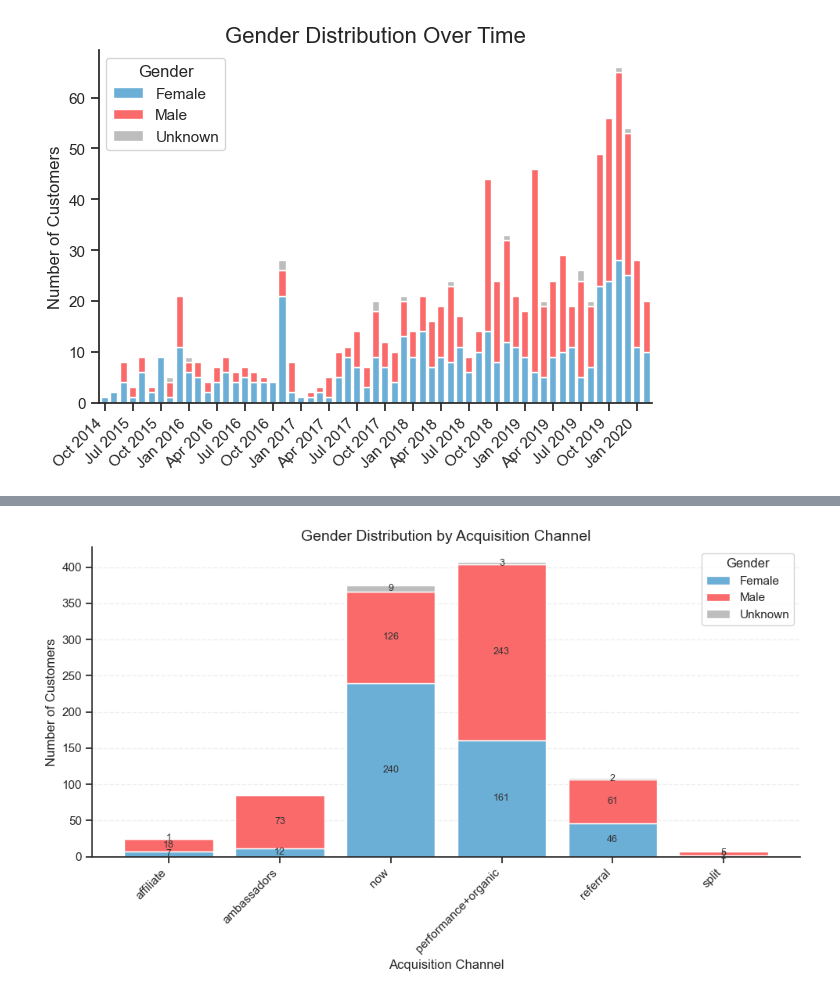
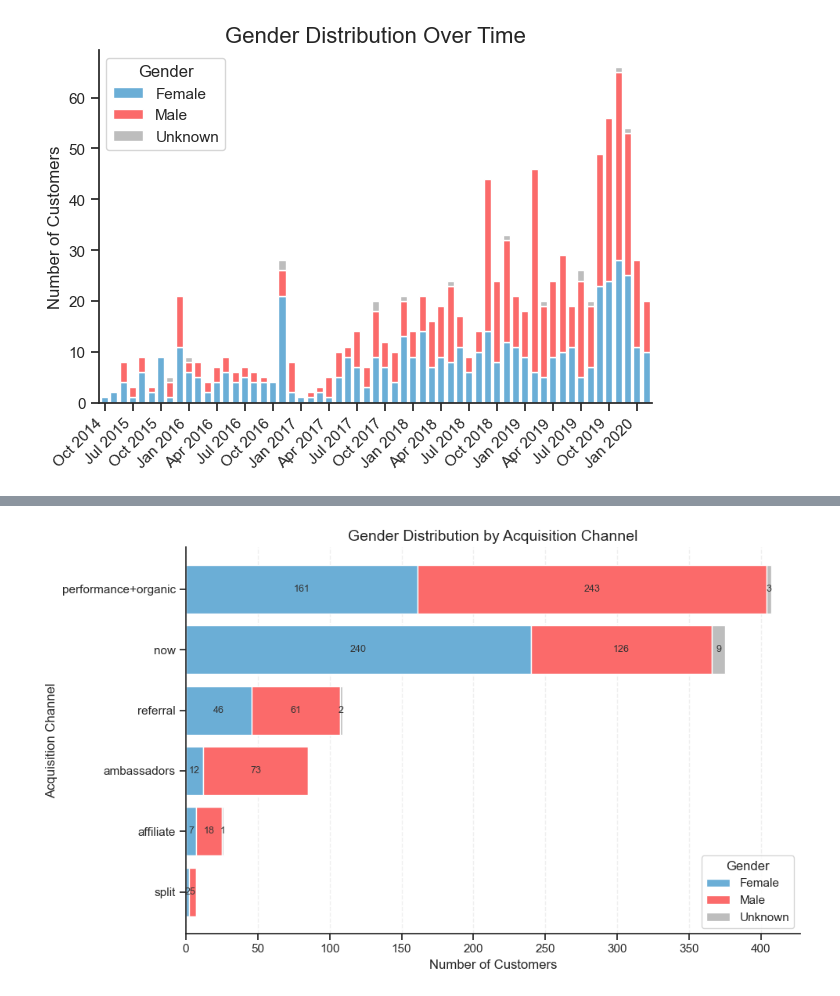
Before and after one commit to akorablov/Project_Twisto, a Jupyter notebook: FinTech_project/2_Demographic_analysis.ipynb, the cells around one changed output, grey strips where cells are left out. Cells and saved outputs as stored; diff of their text form; code cells hidden in the pictures.

```diff
--- a/FinTech_project/2_Demographic_analysis.ipynb
+++ b/FinTech_project/2_Demographic_analysis.ipynb
@@ -9,7 +9,7 @@ import seaborn as sns
 import numpy as np
 
 # Loading of Excel file
-excel_file = pd.read_excel('Twisto_data.xlsx', sheet_name=None)
+excel_file = pd.read_excel('data_source/Twisto_data.xlsx', sheet_name=None)
 # %%
 # Extracting of individual DataFrames
 df_base = excel_file['profile_base']
@@ -445,48 +444,51 @@ sns.set_theme(style="ticks")  # minimal theme
 # Prepare data: counts of users by source and gender
 gender_split = df_cmr.groupby(['source', 'gender'])['user'].count().unstack(fill_value=0)
 
-fig, ax = plt.subplots(figsize=(10,6))
+# Sort ascending by total count
+gender_split = gender_split.loc[gender_split.sum(axis=1).sort_values().index]
+
+fig, ax = plt.subplots(figsize=(10, 6))
 
 # Define custom colors: blue, red, gray
 colors = ['#6baed6', '#fb6a6a', '#bdbdbd']
 
 # Positions for bars
-x = np.arange(len(gender_split.index))
+y = np.arange(len(gender_split.index))
 
 # Bottom tracker for stacking
-bottom = np.zeros(len(gender_split.index))
+left = np.zeros(len(gender_split.index))
 
-# Plot stacked bars
+# Plot stacked horizontal bars
 for i, gender in enumerate(gender_split.columns):
-    ax.bar(x, gender_split[gender], bottom=bottom, color=colors[i], edgecolor='white', label=gender)
+    ax.barh(y, gender_split[gender], left=left, color=colors[i], edgecolor='white', label=gender)
 
     # Add counts inside each segment
     for j, val in enumerate(gender_split[gender]):
         if val > 0:
-            ax.text(x[j], bottom[j] + val/2, str(val), ha='center', va='center', fontsize=9, color='#333333')
+            ax.text(left[j] + val/2, y[j], str(val), ha='center', va='center', fontsize=9, color='#333333')
 
-    # Update bottom for next stack
-    bottom += gender_split[gender].values
+    # Update left for next stack
+    left += gender_split[gender].values
 
 # Titles & labels
 ax.set_title("Gender Distribution by Acquisition Channel", fontsize=14)
-ax.set_xlabel("Acquisition Channel", fontsize=12)
-ax.set_ylabel("Number of Customers", fontsize=12)
+ax.set_xlabel("Number of Customers", fontsize=12)
+ax.set_ylabel("Acquisition Channel", fontsize=12)
 
-# X-axis labels
-ax.set_xticks(x)
-ax.set_xticklabels(gender_split.index, rotation=45, ha='right')
+# Y-axis labels
+ax.set_yticks(y)
+ax.set_yticklabels(gender_split.index)
 
-# Subtle horizontal gridlines
-ax.yaxis.grid(True, linestyle='--', alpha=0.3)
+# Subtle vertical gridlines
+ax.xaxis.grid(True, linestyle='--', alpha=0.3)
 
 # Remove top and right spines
 sns.despine(ax=ax, top=True, right=True)
 
 # Legend
 ax.legend(title='Gender')
 
 plt.tight_layout()
 plt.show()
 # %% [output]
-[figure, old version]
+[figure, new version]
```
Also changed, not shown: parts of 5 cells of this notebook, 7 other files.
